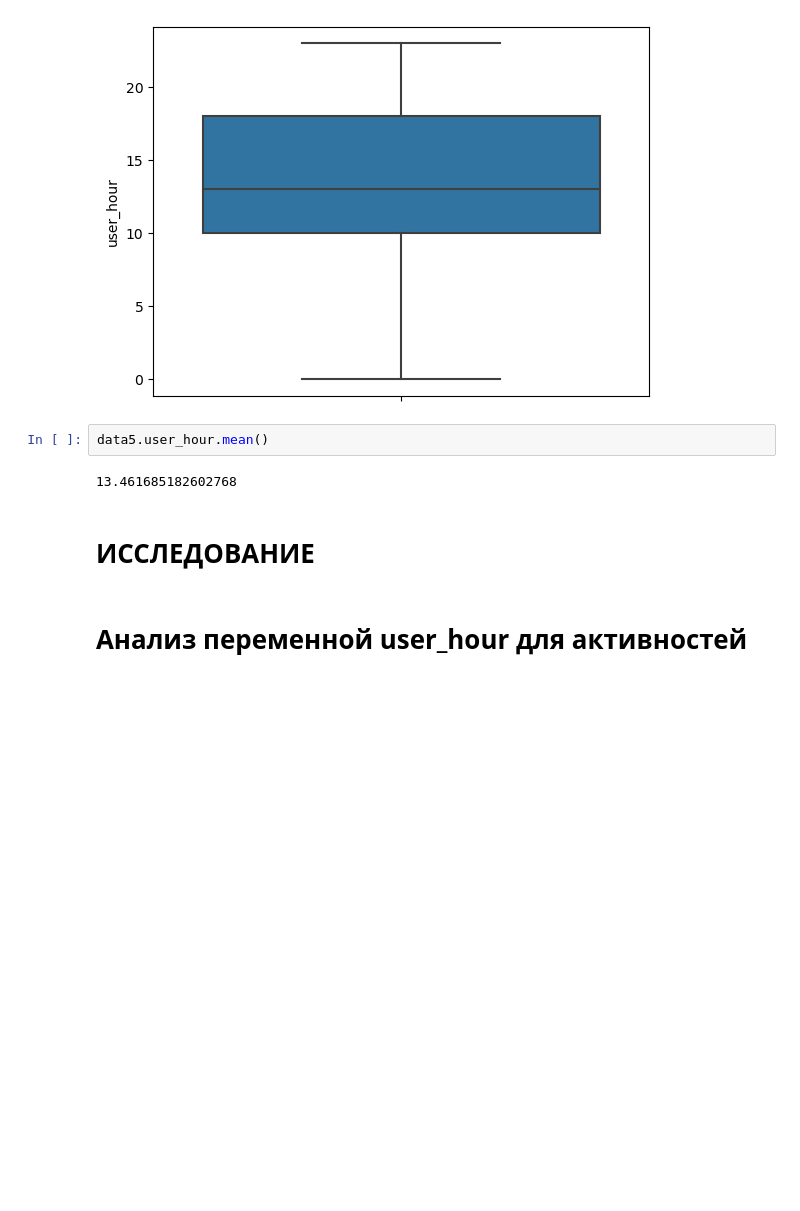
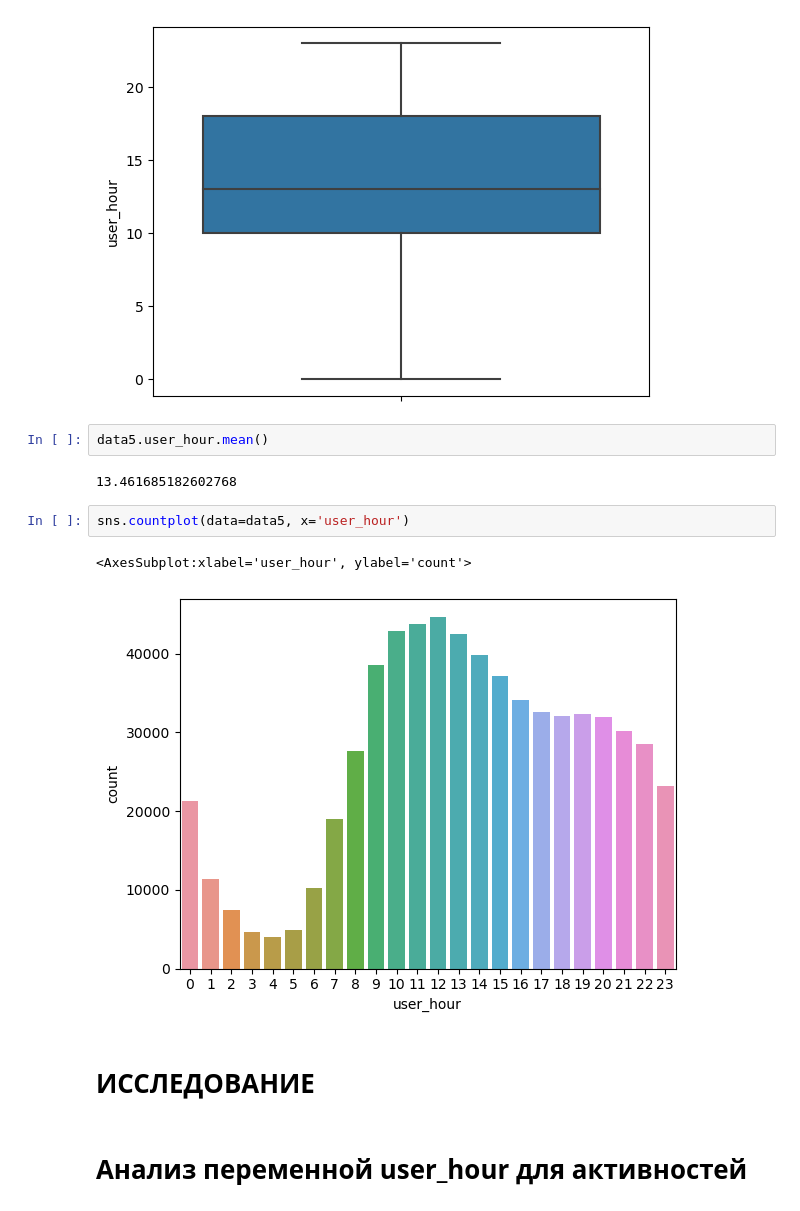
Before and after one commit to VlanAni/DANO-project, a Jupyter notebook: Untitled.ipynb, the cells around one changed output. Drawn from its saved outputs; the diff is of its cells as text; blank space fills up the shorter version.

```diff
--- a/Untitled.ipynb
+++ b/Untitled.ipynb
@@ -138,6 +138,11 @@ sns.boxplot(y='user_hour', data=data5)
 data5.user_hour.mean()
 # %% [output]
 13.461685182602768
+# %%
+sns.countplot(data=data5, x='user_hour')
+# %% [output]
+<AxesSubplot:xlabel='user_hour', ylabel='count'>
+[figure, added]
 # %% [markdown]
 # ИССЛЕДОВАНИЕ
 # %% [markdown]
```
Also changed, not shown: parts of 2 cells of this notebook.
